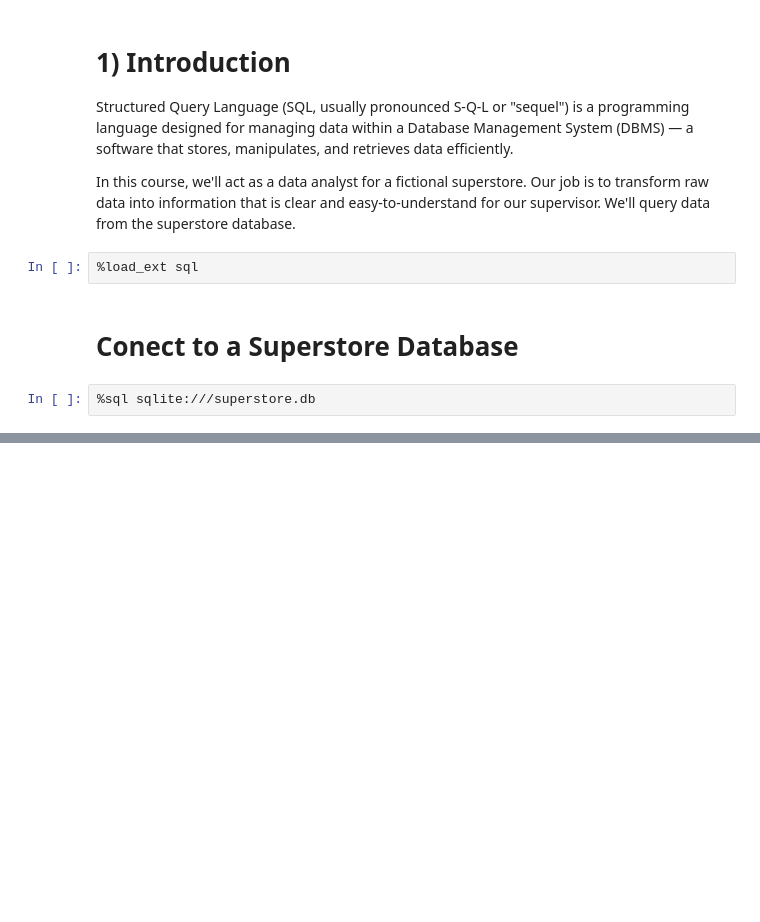
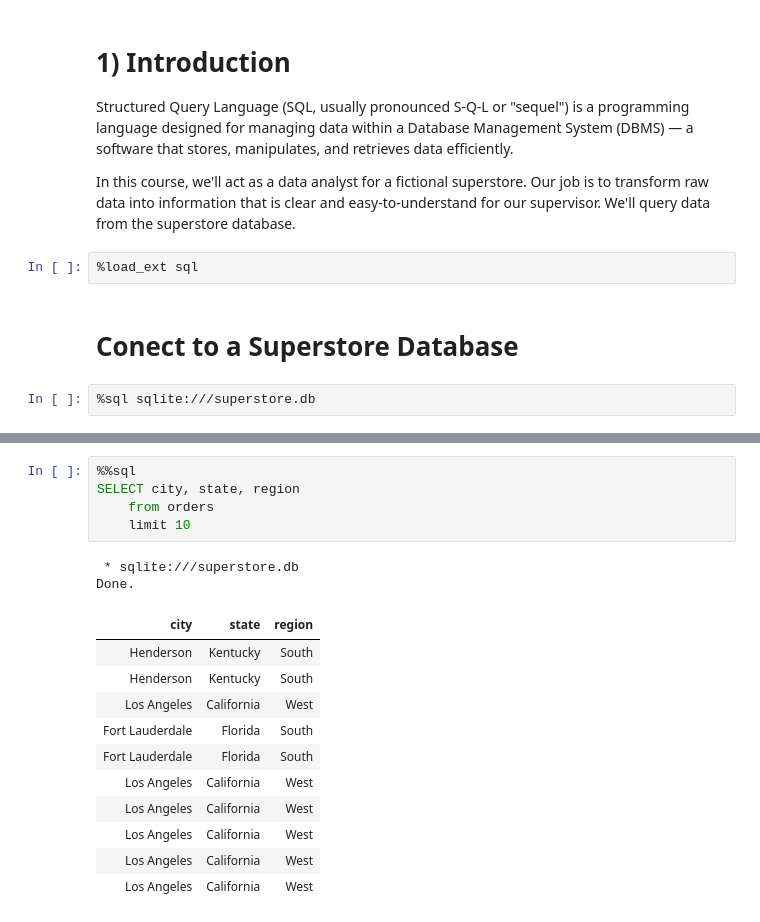
Before and after one commit to TomazFilgueira/Dq_Datascientist, a Jupyter notebook: 5 - Working with Datasources using SQL/5.1 - Introduction to SQL and Databases/1-Exploring the Database and Schema.ipynb, the cells around one changed output, grey strips where cells are left out. Saved outputs shown, nothing was run; the diff lists cells and outputs as text; blank space fills up the shorter version.

Commit message:
done 1-exploring database

```diff
--- a/5 - Working with Datasources using SQL/5.1 - Introduction to SQL and Databases/1-Exploring the Database and Schema.ipynb
+++ b/5 - Working with Datasources using SQL/5.1 - Introduction to SQL and Databases/1-Exploring the Database and Schema.ipynb
@@ -40,0 +201,19 @@ Done.
+# %%
+%%sql
+SELECT city, state, region
+    from orders
+    limit 10
+# %% [output]
+ * sqlite:///superstore.db
+Done.
+| city | state | region |
+| Henderson | Kentucky | South |
+| Henderson | Kentucky | South |
+| Los Angeles | California | West |
+| Fort Lauderdale | Florida | South |
+| Fort Lauderdale | Florida | South |
+| Los Angeles | California | West |
+| Los Angeles | California | West |
+| Los Angeles | California | West |
+| Los Angeles | California | West |
+| Los Angeles | California | West |
```
Also changed, not shown: parts of 16 cells of this notebook, 1 other file.
